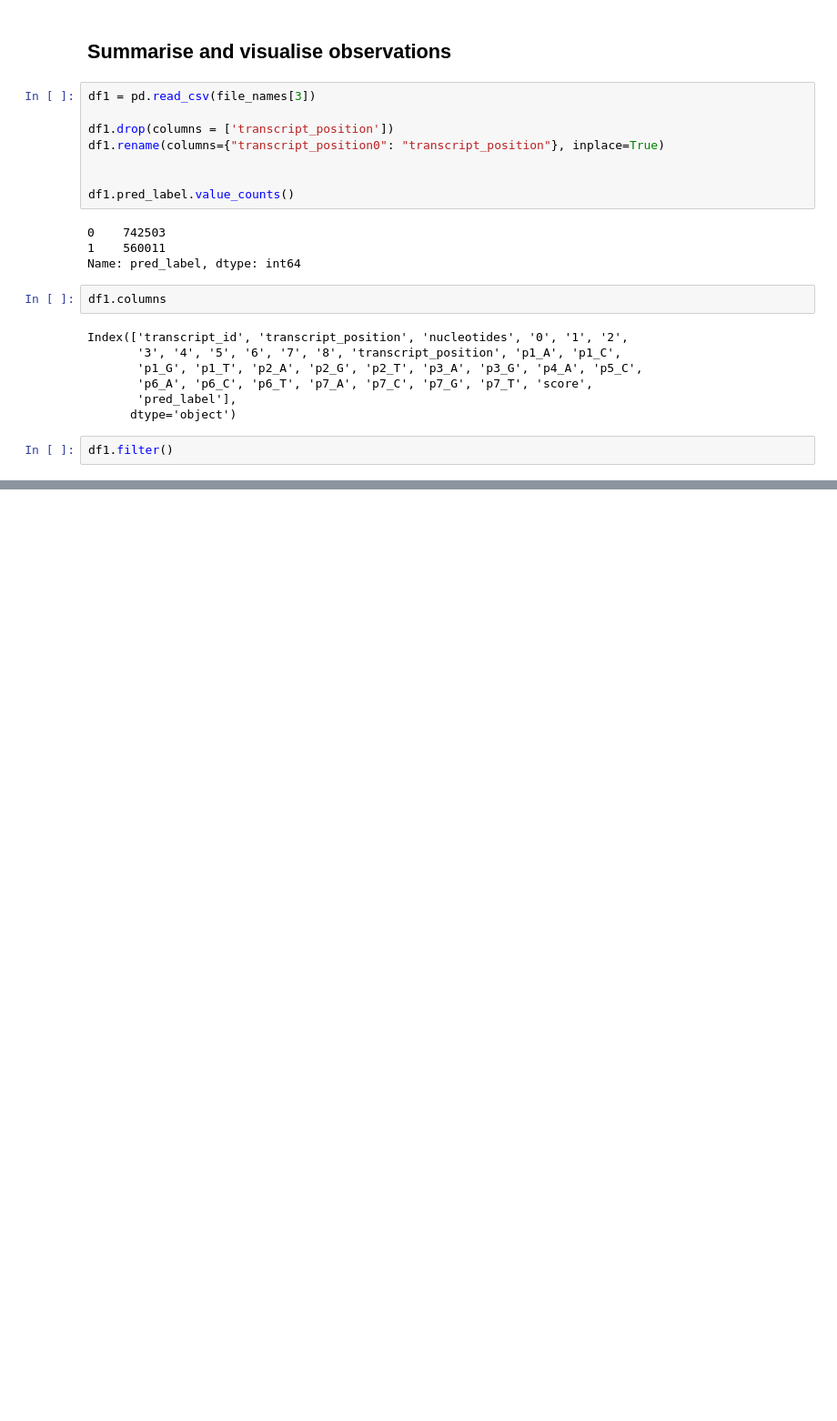
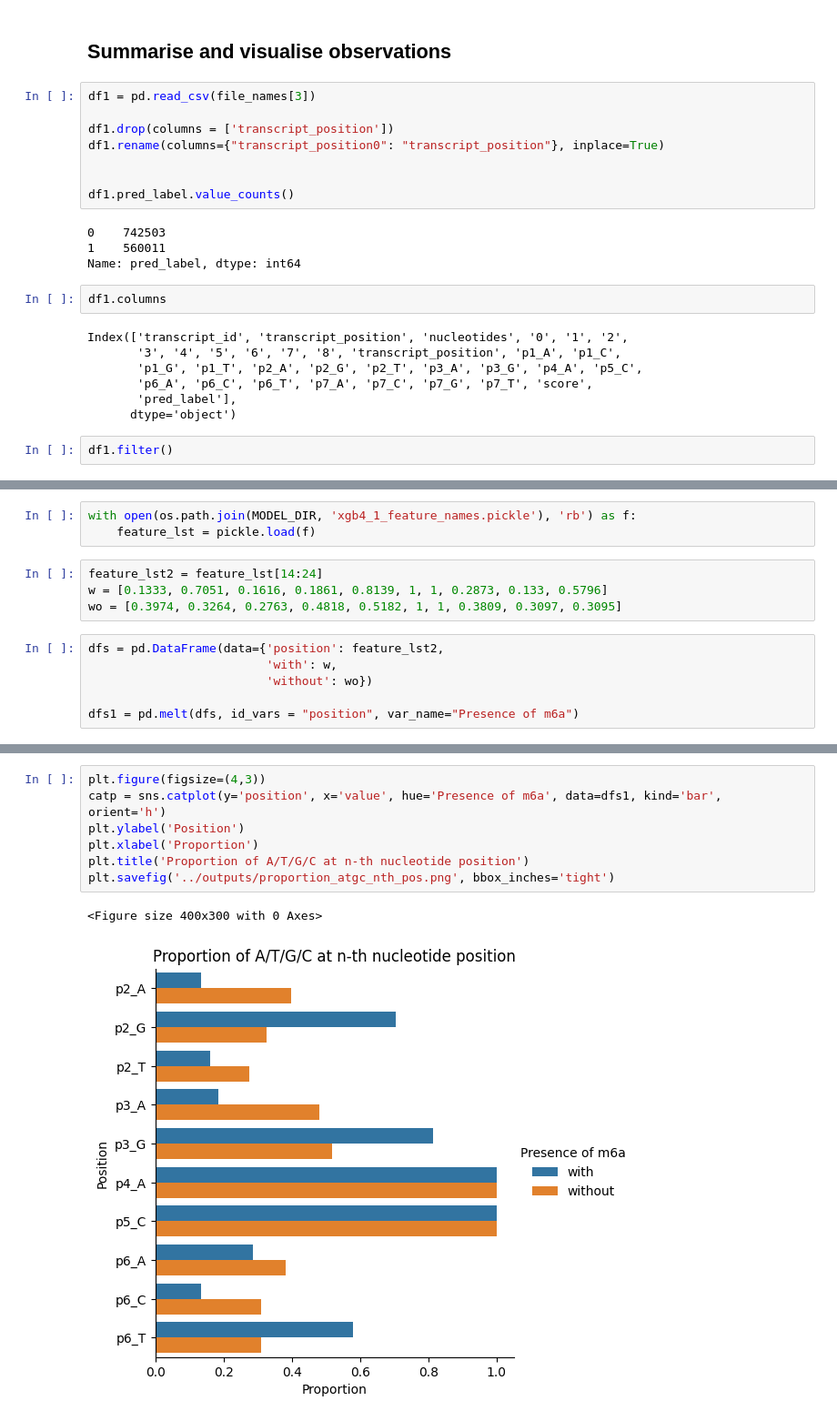
Before and after one commit to HaotingS/dsa4262_project, a Jupyter notebook: notebooks/sgnex_yeejet.ipynb, the cells around one changed output, grey strips where cells are left out. Shown at 91% size. Cells and saved outputs as stored; diff of their text form; blank space fills up the shorter version.

```diff
--- a/notebooks/sgnex_yeejet.ipynb
+++ b/notebooks/sgnex_yeejet.ipynb
@@ -338,0 +341,13 @@ df1.filter()
+# %%
+with open(os.path.join(MODEL_DIR, 'xgb4_1_feature_names.pickle'), 'rb') as f:
+    feature_lst = pickle.load(f)
+# %%
+feature_lst2 = feature_lst[14:24]
+w = [0.1333, 0.7051, 0.1616, 0.1861, 0.8139, 1, 1, 0.2873, 0.133, 0.5796]
+wo = [0.3974, 0.3264, 0.2763, 0.4818, 0.5182, 1, 1, 0.3809, 0.3097, 0.3095]
+# %%
+dfs = pd.DataFrame(data={'position': feature_lst2,
+                         'with': w,
+                         'without': wo})
+
+dfs1 = pd.melt(dfs, id_vars = "position", var_name="Presence of m6a")
@@ -338,0 +374,10 @@ df1.filter()
+# %%
+plt.figure(figsize=(4,3))
+catp = sns.catplot(y='position', x='value', hue='Presence of m6a', data=dfs1, kind='bar', orient='h')
+plt.ylabel('Position')
+plt.xlabel('Proportion')
+plt.title('Proportion of A/T/G/C at n-th nucleotide position')
+plt.savefig('../outputs/proportion_atgc_nth_pos.png', bbox_inches='tight')
+# %% [output]
+<Figure size 400x300 with 0 Axes>
+[figure, added]
```
Also changed, not shown: parts of 2 cells of this notebook, 1 other file.
